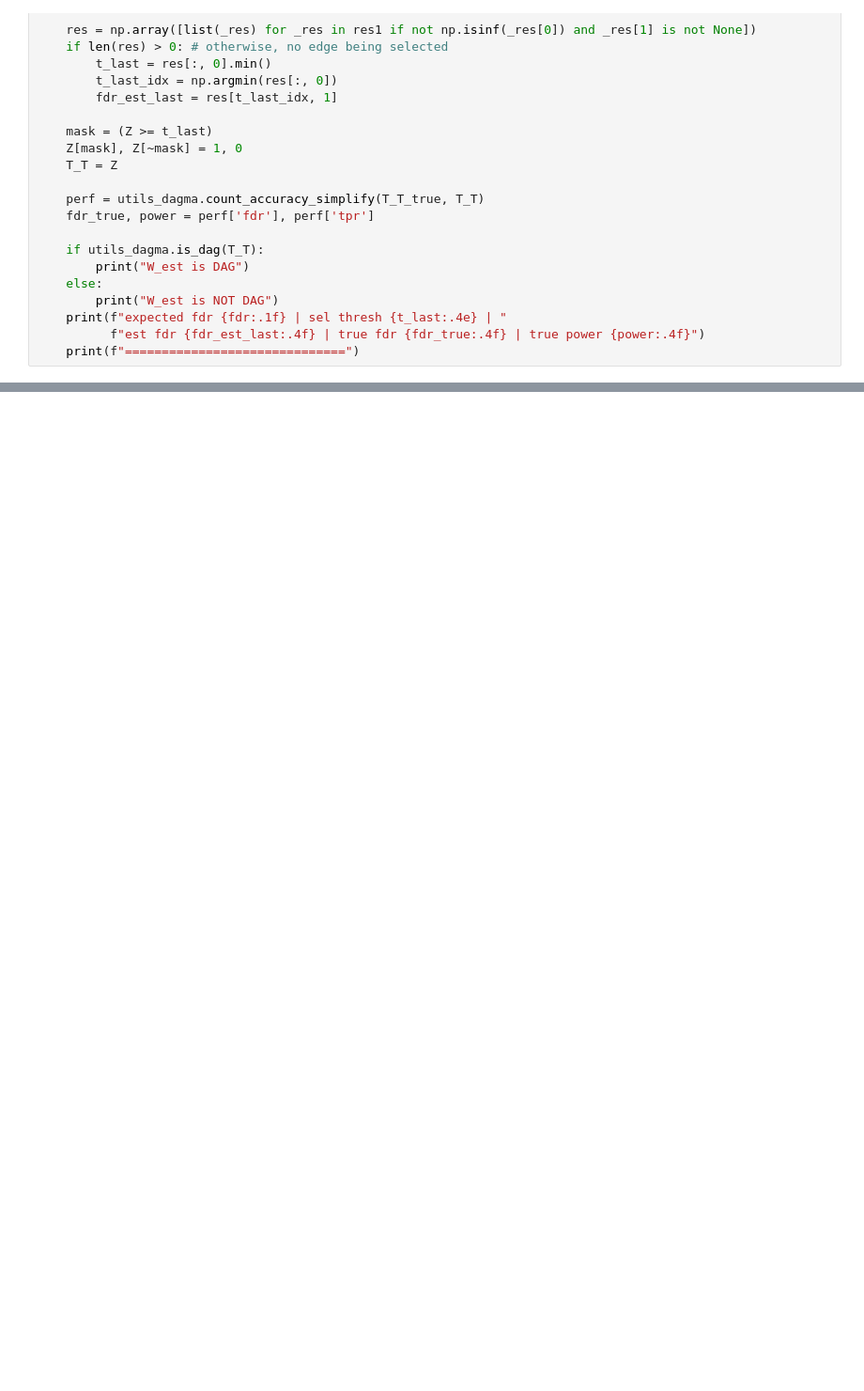
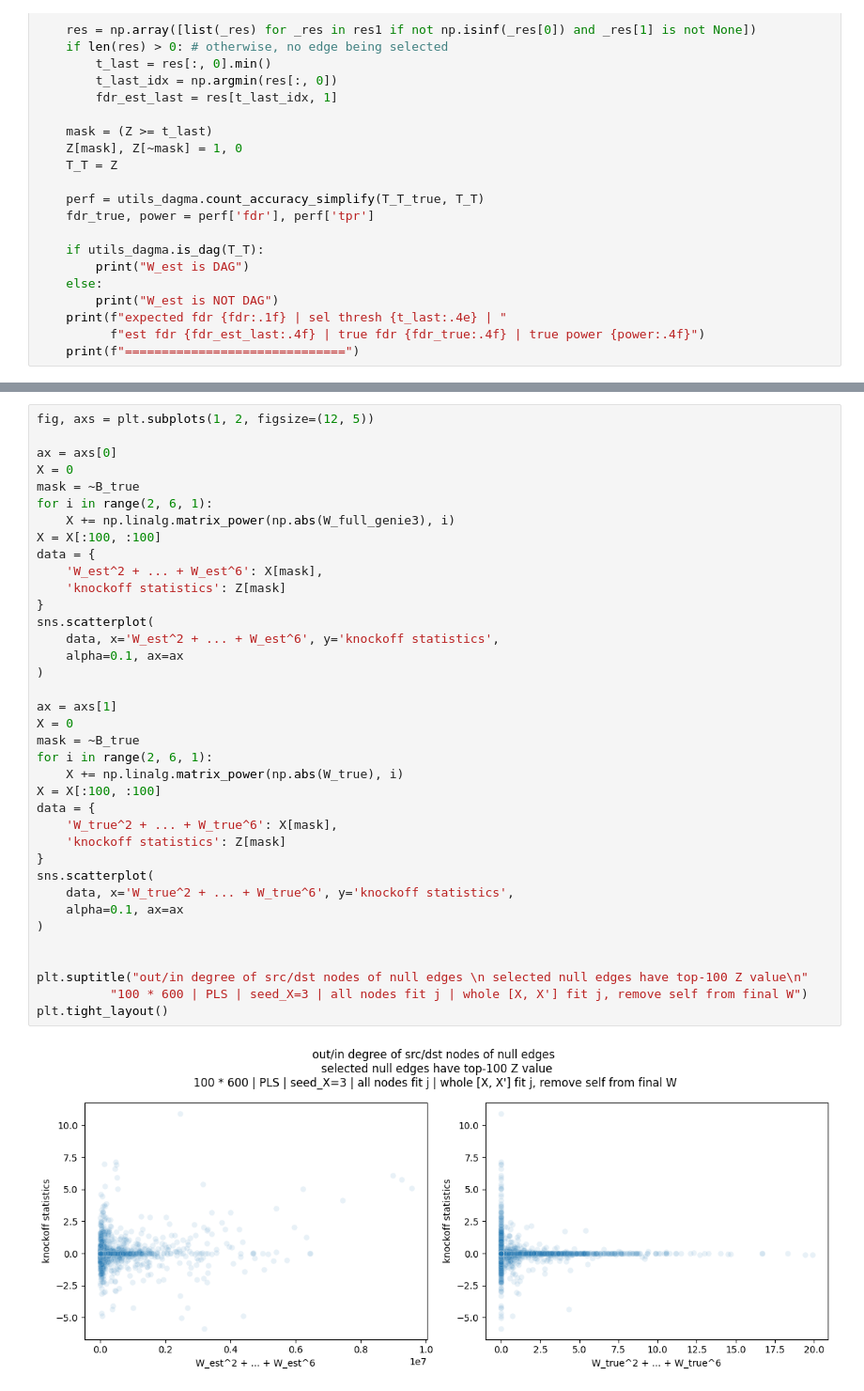
Before and after one commit to LspongebobJH/dagma, a Jupyter notebook: src/dagma/notebooks/v48_49.ipynb, the cells around one changed output, grey strips where cells are left out. Shown at 94% size. Drawn from its saved outputs; the diff is of its cells as text; blank space fills up the shorter version.

```diff
--- a/src/dagma/notebooks/v48_49.ipynb
+++ b/src/dagma/notebooks/v48_49.ipynb
@@ -199,0 +320,39 @@ expected fdr 0.2 | sel thresh 4.9840e+00 | est fdr 0.1818 | true fdr 0.6364 | tr
+# %%
+fig, axs = plt.subplots(1, 2, figsize=(12, 5))
+
+ax = axs[0]
+X = 0
+mask = ~B_true
+for i in range(2, 6, 1):
+    X += np.linalg.matrix_power(np.abs(W_full_genie3), i)
+X = X[:100, :100]
+data = {
+    'W_est^2 + ... + W_est^6': X[mask],
+    'knockoff statistics': Z[mask]
+}
+sns.scatterplot(
+    data, x='W_est^2 + ... + W_est^6', y='knockoff statistics',
+    alpha=0.1, ax=ax
+)
+
+ax = axs[1]
+X = 0
+mask = ~B_true
+for i in range(2, 6, 1):
+    X += np.linalg.matrix_power(np.abs(W_true), i)
+X = X[:100, :100]
+data = {
+    'W_true^2 + ... + W_true^6': X[mask],
+    'knockoff statistics': Z[mask]
+}
+sns.scatterplot(
+    data, x='W_true^2 + ... + W_true^6', y='knockoff statistics',
+    alpha=0.1, ax=ax
+)
+
+
+plt.suptitle("out/in degree of src/dst nodes of null edges \n selected null edges have top-100 Z value\n"
+          "100 * 600 | PLS | seed_X=3 | all nodes fit j | whole [X, X'] fit j, remove self from final W")
+plt.tight_layout()
+# %% [output]
+[figure, added]
```
Also changed, not shown: parts of 10 cells of this notebook, 2 other files.
